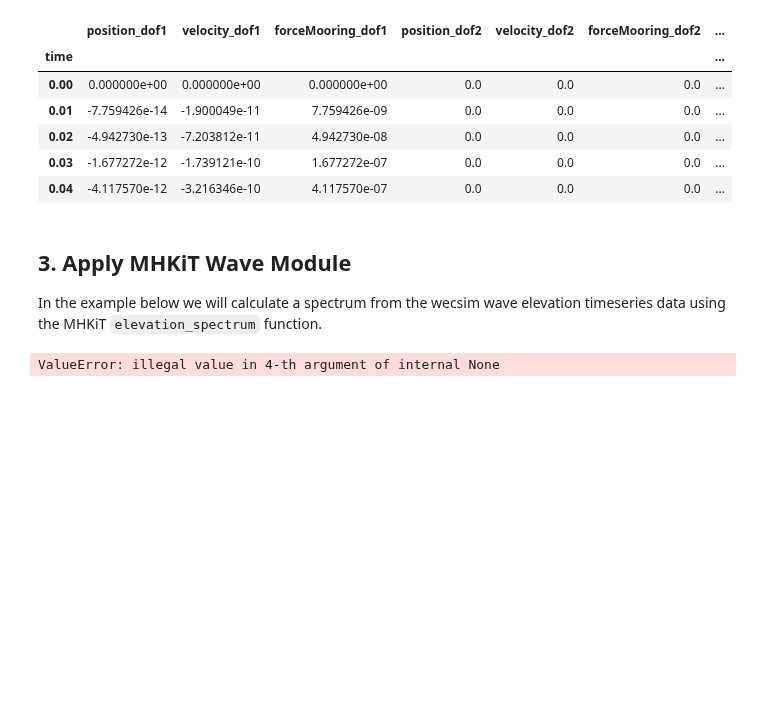
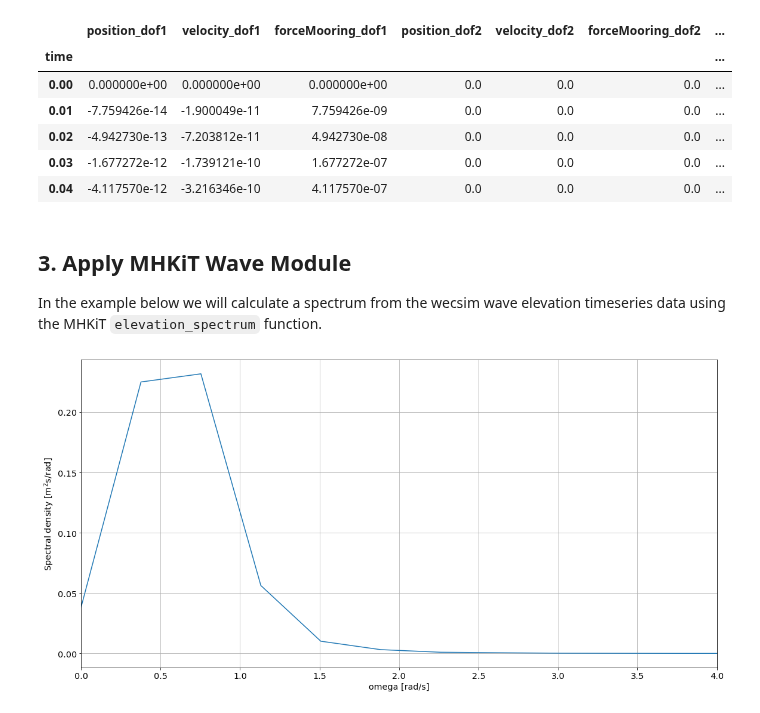
Before and after one commit to MHKiT-Software/MHKiT-Python, a Jupyter notebook: examples/wecsim_example.ipynb, the cells around one changed output. Cells and saved outputs as stored; diff of their text form; code cells hidden in the pictures; blank space fills up the shorter version.

Commit message:
resolving plot_spectrum issue

```diff
--- a/examples/wecsim_example.ipynb
+++ b/examples/wecsim_example.ipynb
@@ -268,14 +268,14 @@ In the example below we will calculate a spectrum from the wecsim wave elevation
 # %%
 # Use the MHKiT Wave Module to calculate wave spectrum from the WEC-Sim Wave Class Data
 sample_rate=60
 nnft=1000        # Number of bins in the Fast Fourier Transform
-wave.resource.elevation_spectrum(wave_data, sample_rate, nnft)
+ws_spectrum = wave.resource.elevation_spectrum(wave_data, sample_rate, nnft)
 
 # Plot calcualed wave Spectrum
 spect_plot = wave.graphics.plot_spectrum(ws_spectrum)
 spect_plot = spect_plot.set_xlim([0, 4])
 # %% [output]
-ValueError: illegal value in 4-th argument of internal None
+[figure, added]
 # %%
 # Calculate Peak Wave Period (Tp) and Significant Wave Height(Hm0)
 Tp = wave.resource.peak_period(ws_spectrum)
```
Also changed, not shown: parts of 9 cells of this notebook.
